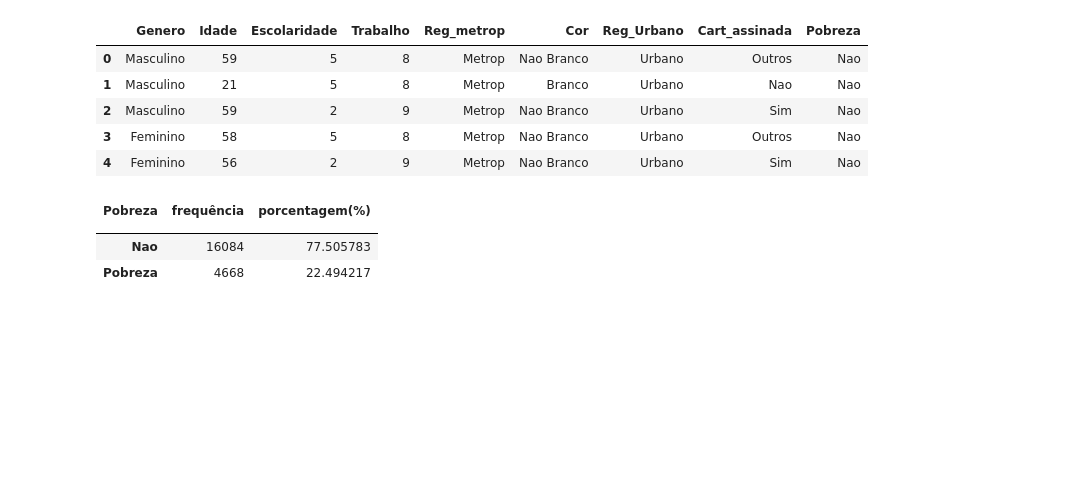
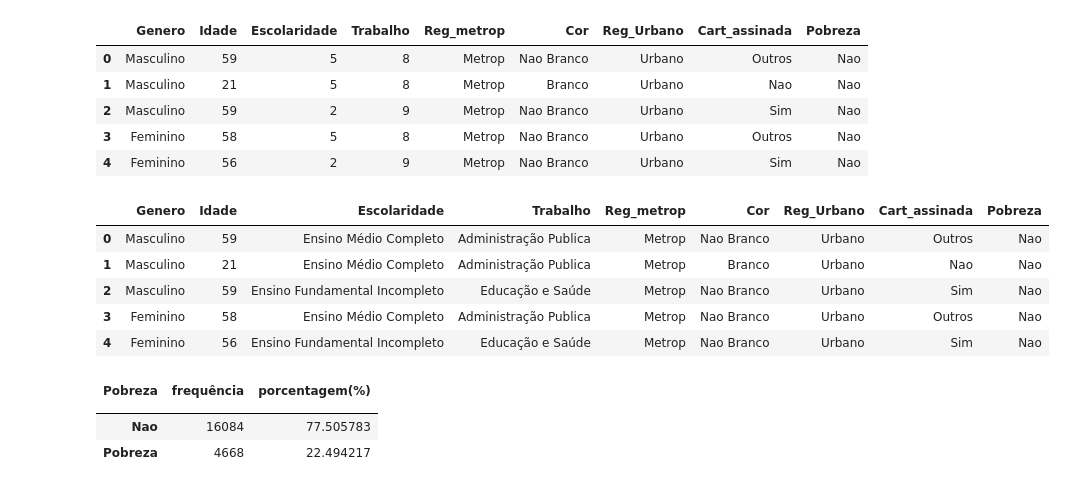
Before and after one commit to alnnu/ProbabilidadeEstatistica, a Jupyter notebook: analise de dados/tarefa2/tarefa2.ipynb, the cells around one changed output. Saved outputs shown, nothing was run; the diff lists cells and outputs as text; code cells hidden in the pictures; blank space fills up the shorter version.

```diff
--- a/analise de dados/tarefa2/Untitled.ipynb
+++ b/analise de dados/tarefa2/tarefa2.ipynb
@@ -12,15 +13,40 @@ dados.head()
 | 2 | Masculino | 59 | 2 | 9 | Metrop | Nao Branco | Urbano | Sim | Nao |
 | 3 | Feminino | 58 | 5 | 8 | Metrop | Nao Branco | Urbano | Outros | Nao |
 | 4 | Feminino | 56 | 2 | 9 | Metrop | Nao Branco | Urbano | Sim | Nao |
+# %%
+mapeamento_Trabalho = {
+    1: "Agro Pecuária",
+    2: "Industria",
+    3: "Construção",
+    4: "Comercio, Automoveis",
+    5: "Transportadora",
+    6: "Alojamento e Alimentação",
+    7: "Adminstrativos/Imobiliarios/Financeiros",
+    8: "Administração Publica",
+    9: "Educação e Saúde",
+    10: "Outros Serviços",
+    11: "Serviços Domesticos",
+    12: "Atividades não Definidas"
+}
+
+mapeamento_Escolaridade = {
+    1: "Nenhum Grau de Instrução",
+    2: "Ensino Fundamental Incompleto",
+    3: "Ensino Fundamental Completo",
+    4: "Ensino Médio Incompleto",
+    5: "Ensino Médio Completo",
+    6: "Ensino Superior Incompleto",
+    7: "Ensino Superior Completo",
+}
 # %%
-def DisFreq(colName):
-    Frequencia = dados[colName].value_counts()
-    FrequenciaPorcentagem = dados[colName].value_counts(normalize="true") * 100
-
-    distFreq = pn.DataFrame({'frequência':Frequencia, 'porcentagem(%)': FrequenciaPorcentagem})
-
-
-    distFreq.rename_axis('', inplace = True)
-
-    distFreq.rename_axis(colName, axis = 'columns', inplace = True)
-    return distFreq
+dados['Escolaridade'] = dados['Escolaridade'].map(mapeamento_Escolaridade)
+dados['Trabalho'] = dados['Trabalho'].map(mapeamento_Trabalho)
+# %%
+dados.head()
+# %% [output]
+|  | Genero | Idade | Escolaridade | Trabalho | Reg_metrop | Cor | Reg_Urbano | Cart_assinada | Pobreza |
+| 0 | Masculino | 59 | Ensino Médio Completo | Administração Publica | Metrop | Nao Branco | Urbano | Outros | Nao |
+| 1 | Masculino | 21 | Ensino Médio Completo | Administração Publica | Metrop | Branco | Urbano | Nao | Nao |
+| 2 | Masculino | 59 | Ensino Fundamental Incompleto | Educação e Saúde | Metrop | Nao Branco | Urbano | Sim | Nao |
+| 3 | Feminino | 58 | Ensino Médio Completo | Administração Publica | Metrop | Nao Branco | Urbano | Outros | Nao |
+| 4 | Feminino | 56 | Ensino Fundamental Incompleto | Educação e Saúde | Metrop | Nao Branco | Urbano | Sim | Nao |
```
Also changed, not shown: parts of 14 cells of this notebook.
